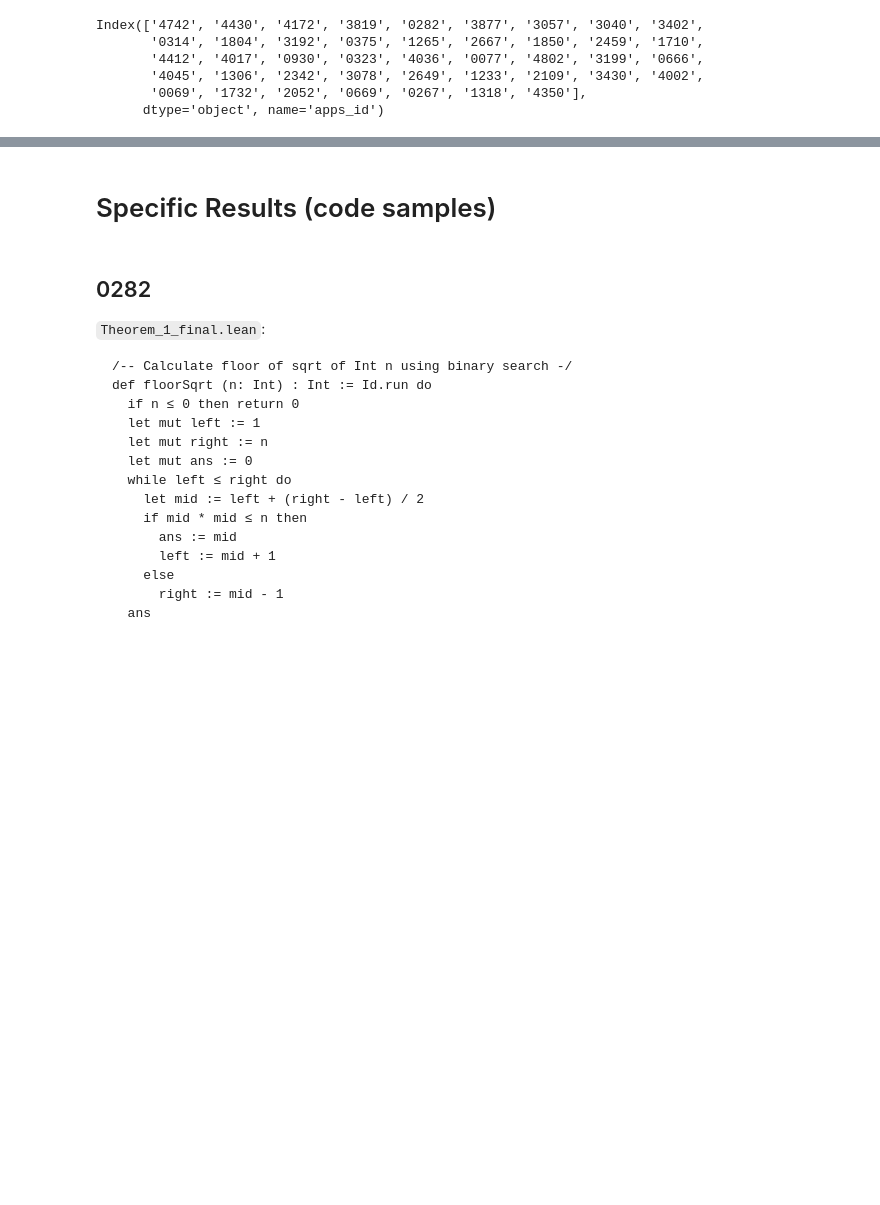
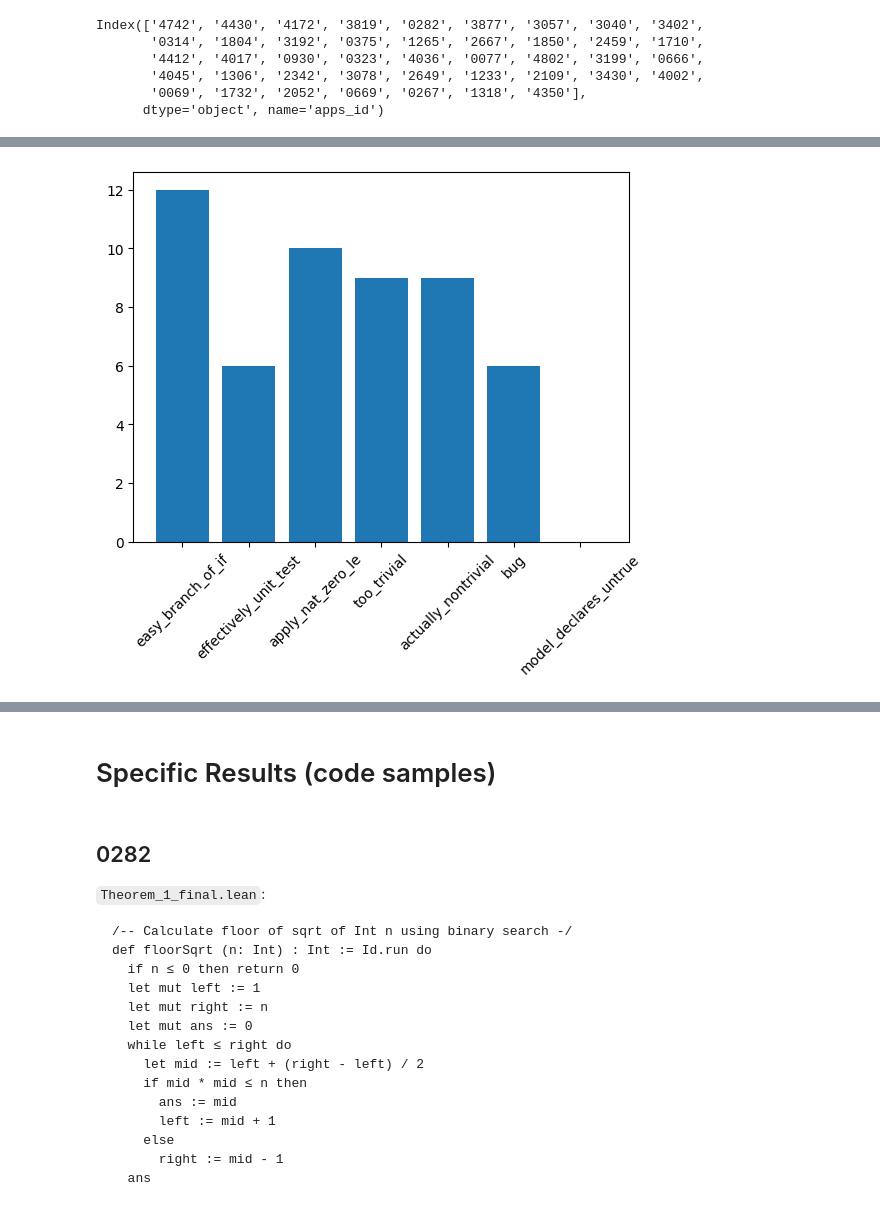
Before and after one commit to quinn-dougherty/fvapps, a Jupyter notebook: src/notebooks/baselines/observability.ipynb, the cells around one changed output, grey strips where cells are left out. Drawn from its saved outputs; the diff is of its cells as text; code cells hidden in the pictures; blank space fills up the shorter version.

Commit message:
Data Visualization notebooks

```diff
--- a/src/notebooks/baselines/observability.ipynb
+++ b/src/notebooks/baselines/observability.ipynb
@@ -84,0 +134,15 @@ Index(['4742', '4430', '4172', '3819', '0282', '3877', '3057', '3040', '3402',
+# %%
+sonnet_solns_types = {
+    'easy_branch_of_if': ['0282', '3430', '4430', '4172', '3057(0)', '3040', '0375(0)', '1265', '3430', '2052', '0267(0)', '1318(1)'],
+    'effectively_unit_test': ['1804', '2459', '1233', '0666', '1732', '0267(1)'],
+    'apply_nat_zero_le': ['2459', '1233', '4742', '0375(1)', '1850', '4036', '0077', '0069', '0669', '1318(0)'],
+    'too_trivial': ['3819', '3192', '2667', '1306(0)', '1306(1)', '2649', '2109', '4002', '4350'],
+    'actually_nontrivial': ['3057(1)', '3402', '0314', '1710', '4412', '0323', '4045', '2342', '3078'],
+    'bug': ['2459', '4017', '0930', '4802', '3199(0)', '3199(1)'],
+    "model_declares_untrue": []
+}
+# %%
+plt.bar(sonnet_solns_types.keys(), [len(v) for v in sonnet_solns_types.values()])
+plt.xticks(rotation=45);
+# %% [output]
+[figure, added]
```
Also changed, not shown: parts of 30 cells of this notebook, 11 other files.
